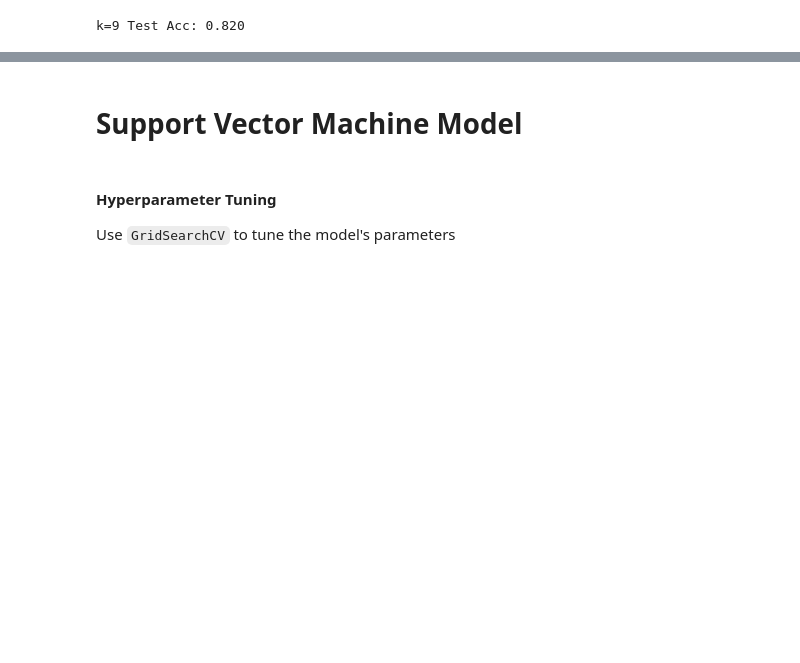
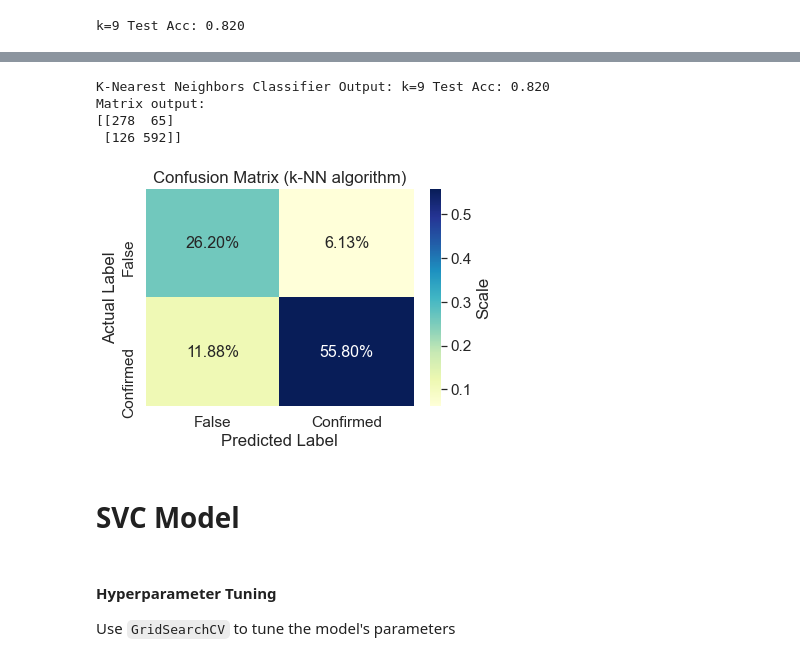
Before and after one commit to OlegRyzhkov2020/machine-learning-challenge, a Jupyter notebook: sklearn_models.ipynb, the cells around one changed output, grey strips where cells are left out. Saved outputs shown, nothing was run; the diff lists cells and outputs as text; code cells hidden in the pictures; blank space fills up the shorter version.

Commit message:
updated readme and applied keras model for analysis

```diff
--- a/model_1.ipynb
+++ b/sklearn_models.ipynb
@@ -287,8 +295,6 @@ print('k=9 Test Acc: %.3f' % knn.score(X_test_scaled, y_test))
 k=9 Test Acc: 0.820
 # %%
 # Building Prediction
-predicted_disposition = knn.predict(X_test)
-correct = ["T" if y_test.values[n] == pred_classes[n] else "F" for n in range(0, len(y_test)) ]
-predict_df = pd.DataFrame({"Actual": y_test, "Predicted": label_encoder.inverse_transform(predictions), "Correct": correct} )
-predict_df
-# print(y_test, predicted_disposition)
+predicted_disposition = knn.predict(X_test_scaled)
+correct = [y_test.values[n] == predicted_disposition[n] for n in range(len(y_test)) ]
+predict_df = pd.DataFrame({"Actual": y_test, "Predicted": predicted_disposition, "Correct": correct} )
@@ -307,5 +322,26 @@ array(['FALSE POSITIVE', 'FALSE POSITIVE', 'FALSE POSITIVE',
+# %%
+from sklearn.metrics import confusion_matrix
+matrix = confusion_matrix(y_test, predicted_disposition)
+plt.title("Confusion Matrix (k-NN algorithm)")
+sn.set(font_scale=1.4) # for label size
+ax = sn.heatmap(matrix/np.sum(matrix), annot=True, fmt='.2%', annot_kws={"size": 16}, cmap="YlGnBu", cbar_kws={'label': 'Scale'})
+
+# define labels
+labels = ["False", "Confirmed"]
+ax.set_xticklabels(labels)
+ax.set_yticklabels(labels)
+ax.set(ylabel="Actual Label", xlabel="Predicted Label")
+print('K-Nearest Neighbors Classifier Output: k=9 Test Acc: %.3f' % knn.score(X_test_scaled, y_test))
+print('Matrix output:')
+print(matrix)
+# %% [output]
+K-Nearest Neighbors Classifier Output: k=9 Test Acc: 0.820
+Matrix output:
+[[278  65]
+ [126 592]]
+[figure, added]
 # %% [markdown]
-# Support Vector Machine  Model
+# SVC Model
 # %% [markdown]
 #### Hyperparameter Tuning
 
```
Also changed, not shown: parts of 19 cells of this notebook, 10 other files.
